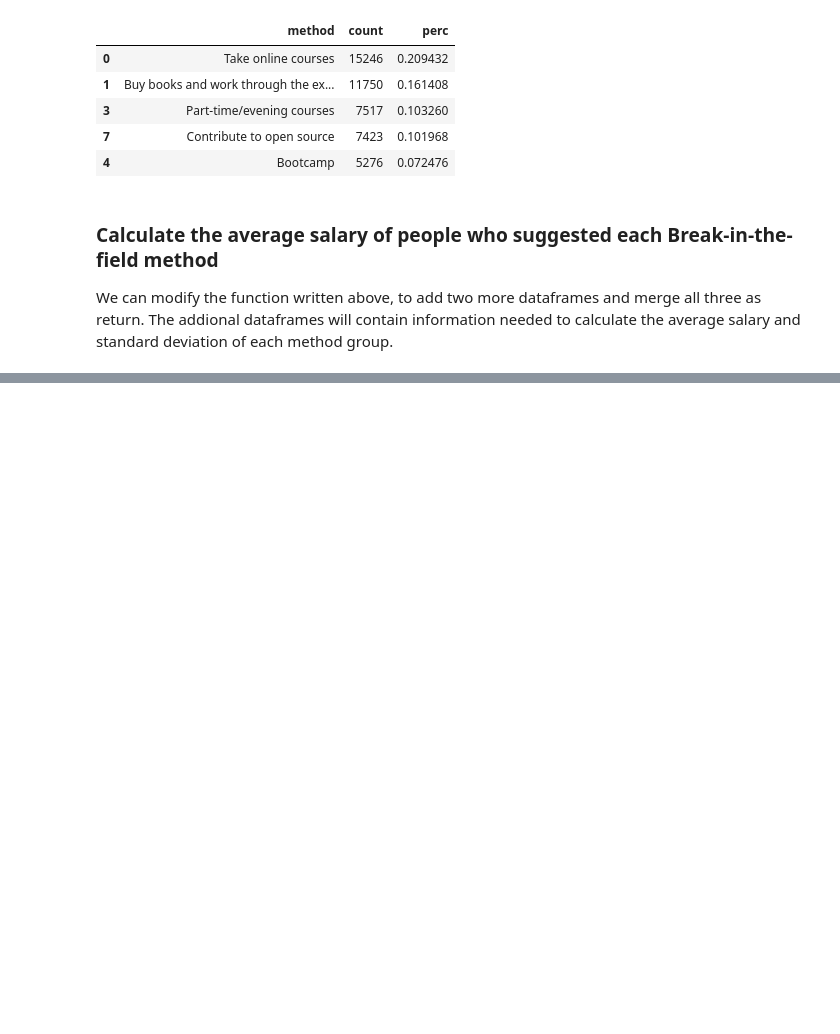
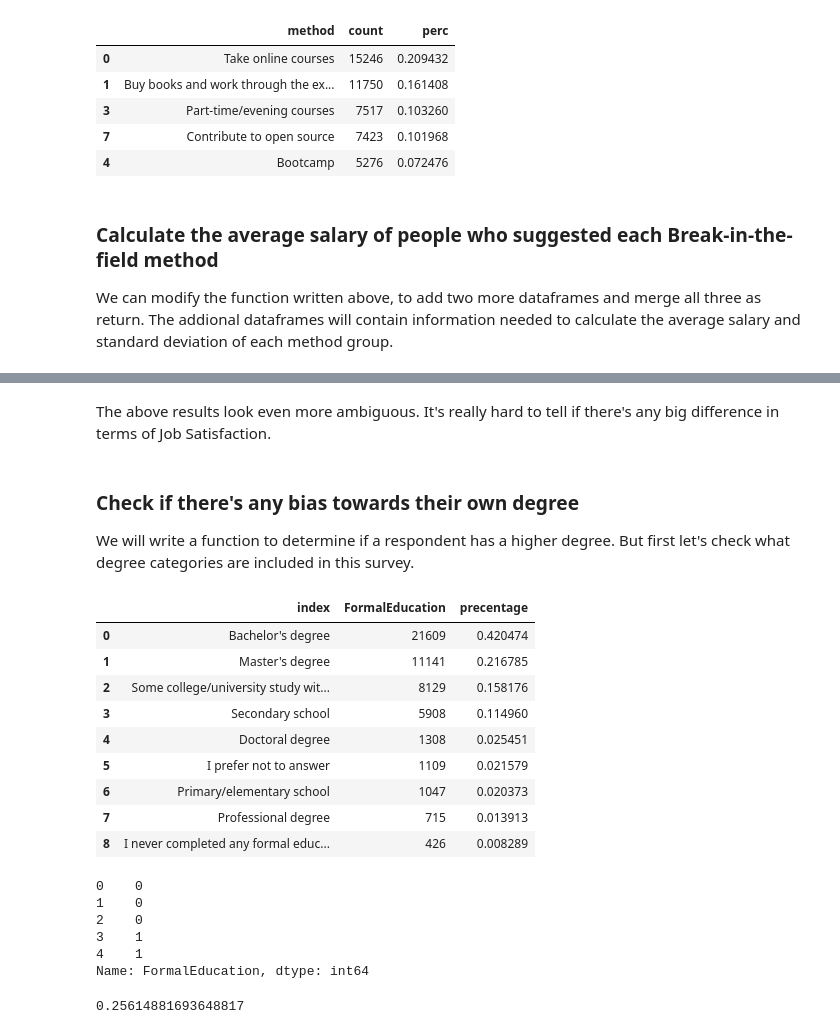
Before and after one commit to Simonabubito/Shen_stackoverflow, a Jupyter notebook: How_to_break_into_the_field.ipynb, the cells around one changed output, grey strips where cells are left out. Cells and saved outputs as stored; diff of their text form; code cells hidden in the pictures; blank space fills up the shorter version.

```diff
--- a/How_to_break_into_the_field.ipynb
+++ b/How_to_break_into_the_field.ipynb
@@ -153,0 +191,40 @@ df_all.sort_values('mean_col', ascending=False)
+# %% [markdown]
+The above results look even more ambiguous. It's really hard to tell if there's any big difference in terms of Job Satisfaction.
+# %% [markdown]
+### Check if there's any bias towards their own degree
+We will write a function to determine if a respondent has a higher degree. But first let's check what degree categories are included in this survey.
+# %%
+degree_count = df.FormalEducation.value_counts().reset_index()
+degree_count['precentage'] = degree_count['FormalEducation'] / np.sum(degree_count['FormalEducation'])
+degree_count
+# %% [output]
+|  | index | FormalEducation | precentage |
+| 0 | Bachelor's degree | 21609 | 0.420474 |
+| 1 | Master's degree | 11141 | 0.216785 |
+| 2 | Some college/university study wit... | 8129 | 0.158176 |
+| 3 | Secondary school | 5908 | 0.114960 |
+| 4 | Doctoral degree | 1308 | 0.025451 |
+| 5 | I prefer not to answer | 1109 | 0.021579 |
+| 6 | Primary/elementary school | 1047 | 0.020373 |
+| 7 | Professional degree | 715 | 0.013913 |
+| 8 | I never completed any formal educ... | 426 | 0.008289 |
+# %%
+def higher_ed(formal_ed_str):
+    return 1 if formal_ed_str in {'Master\'s degree', 'Professional degree', 'Doctoral degree'} else 0
+
+# check if this function works
+df.FormalEducation.apply(higher_ed)[:5]
+# %% [output]
+0    0
+1    0
+2    0
+3    1
+4    1
+Name: FormalEducation, dtype: int64
+# %%
+# Now we can create a new column in the df to indicate if this respondent has higher degree.
+df['HigherEd'] = df.FormalEducation.apply(higher_ed)
+higher_ed_perc = df.HigherEd.mean()
+higher_ed_perc
+# %% [output]
+0.25614881693648817
```
Also changed, not shown: parts of 10 cells of this notebook.
